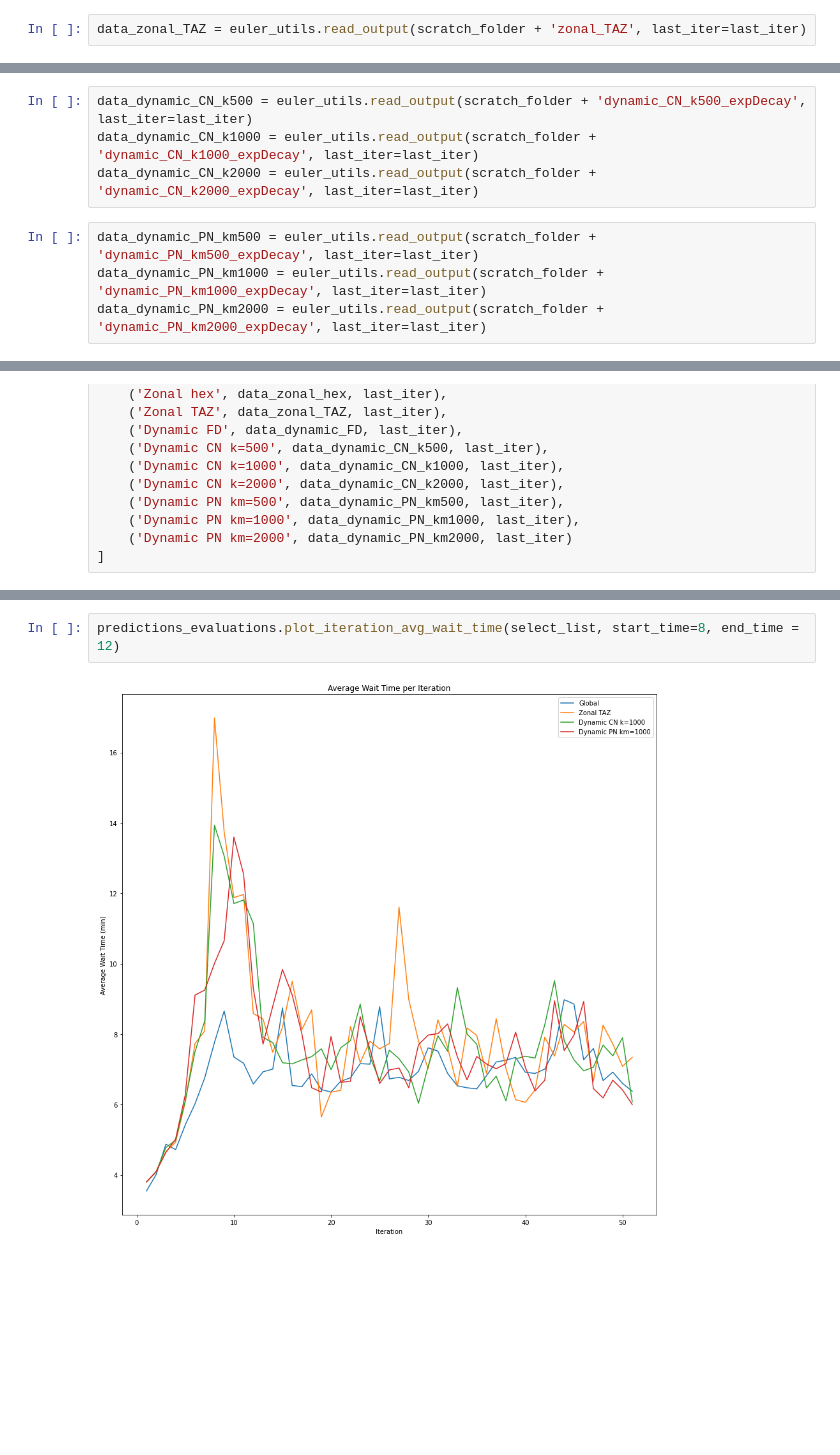
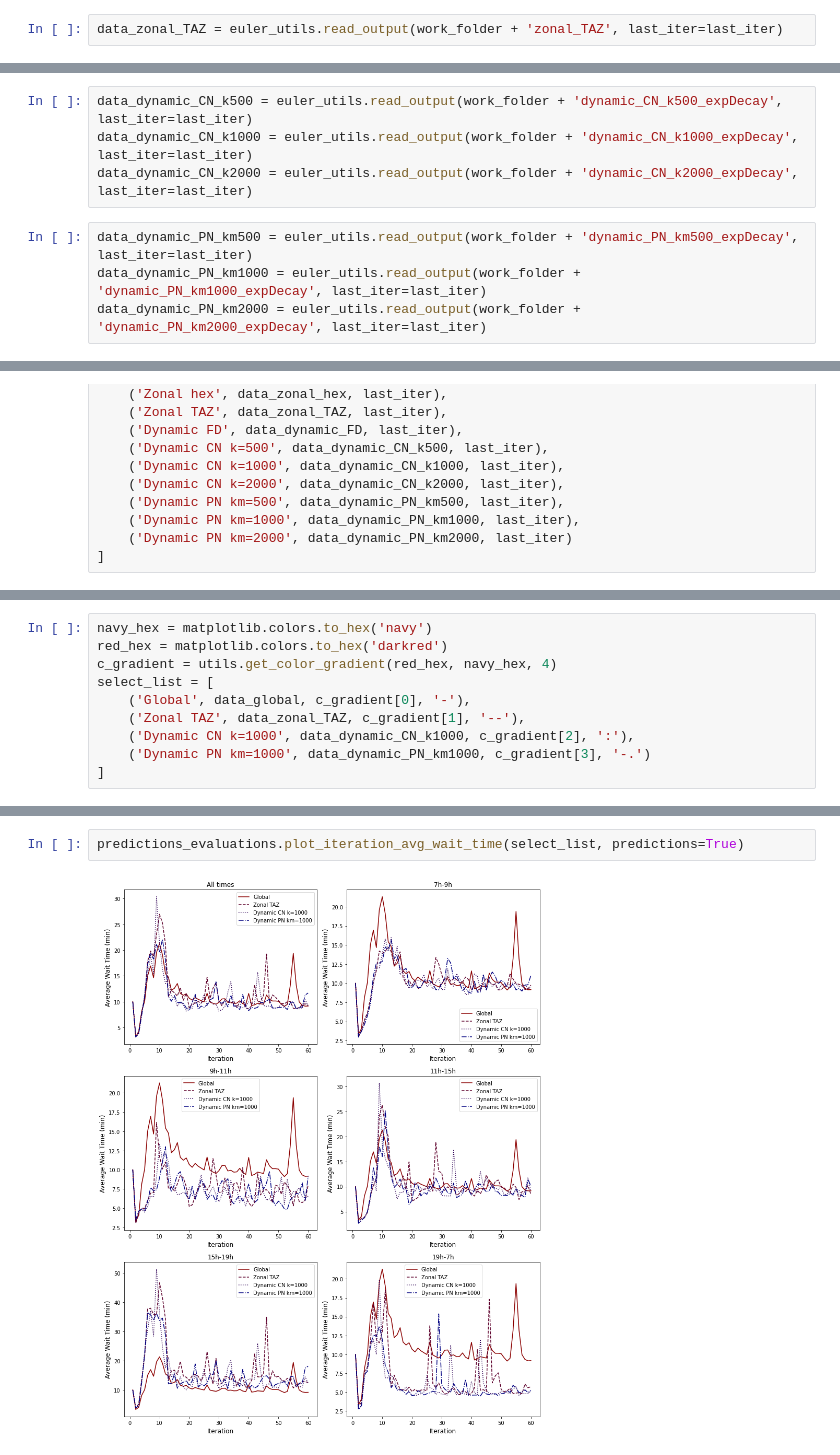
Before and after one commit to Sx-ETH/eqasim-java, a Jupyter notebook: switzerland/Analysis_notebooks/Predictions analysis.ipynb, the cells around one changed output, grey strips where cells are left out. Cells and saved outputs as stored; diff of their text form; blank space fills up the shorter version.

Commit message:
New plots

```diff
--- a/switzerland/Analysis_notebooks/Predictions analysis.ipynb
+++ b/switzerland/Analysis_notebooks/Predictions analysis.ipynb
@@ -27,5 +28,5 @@ data_global = euler_utils.read_output(work_folder + 'global_average', last_iter=
 data_zonal_square = euler_utils.read_output(work_folder + 'zonal_square', last_iter=last_iter)
 data_zonal_hex = euler_utils.read_output(work_folder + 'zonal_hex', last_iter=last_iter)
 # %%
-data_zonal_TAZ = euler_utils.read_output(scratch_folder + 'zonal_TAZ', last_iter=last_iter)
+data_zonal_TAZ = euler_utils.read_output(work_folder + 'zonal_TAZ', last_iter=last_iter)
 # %%
@@ -33,8 +34,8 @@ data_dynamic_FD = euler_utils.read_output(scratch_folder + 'dynamic_FD_expDecay'
 # %%
-data_dynamic_CN_k500 = euler_utils.read_output(scratch_folder + 'dynamic_CN_k500_expDecay', last_iter=last_iter)
-data_dynamic_CN_k1000 = euler_utils.read_output(scratch_folder + 'dynamic_CN_k1000_expDecay', last_iter=last_iter)
-data_dynamic_CN_k2000 = euler_utils.read_output(scratch_folder + 'dynamic_CN_k2000_expDecay', last_iter=last_iter)
+data_dynamic_CN_k500 = euler_utils.read_output(work_folder + 'dynamic_CN_k500_expDecay', last_iter=last_iter)
+data_dynamic_CN_k1000 = euler_utils.read_output(work_folder + 'dynamic_CN_k1000_expDecay', last_iter=last_iter)
+data_dynamic_CN_k2000 = euler_utils.read_output(work_folder + 'dynamic_CN_k2000_expDecay', last_iter=last_iter)
 # %%
-data_dynamic_PN_km500 = euler_utils.read_output(scratch_folder + 'dynamic_PN_km500_expDecay', last_iter=last_iter)
-data_dynamic_PN_km1000 = euler_utils.read_output(scratch_folder + 'dynamic_PN_km1000_expDecay', last_iter=last_iter)
-data_dynamic_PN_km2000 = euler_utils.read_output(scratch_folder + 'dynamic_PN_km2000_expDecay', last_iter=last_iter)
+data_dynamic_PN_km500 = euler_utils.read_output(work_folder + 'dynamic_PN_km500_expDecay', last_iter=last_iter)
+data_dynamic_PN_km1000 = euler_utils.read_output(work_folder + 'dynamic_PN_km1000_expDecay', last_iter=last_iter)
+data_dynamic_PN_km2000 = euler_utils.read_output(work_folder + 'dynamic_PN_km2000_expDecay', last_iter=last_iter)
@@ -164,3 +165,13 @@ select_list = [
+# %%
+navy_hex = matplotlib.colors.to_hex('navy')
+red_hex = matplotlib.colors.to_hex('darkred')
+c_gradient = utils.get_color_gradient(red_hex, navy_hex, 4)
+select_list = [
+    ('Global', data_global, c_gradient[0], '-'),
+    ('Zonal TAZ', data_zonal_TAZ, c_gradient[1], '--'),
+    ('Dynamic CN k=1000', data_dynamic_CN_k1000, c_gradient[2], ':'),
+    ('Dynamic PN km=1000', data_dynamic_PN_km1000, c_gradient[3], '-.')
+]
 # %%
 predictions_evaluations.plot_iteration_avg_wait_time(select_list)
 # %% [output]
@@ -168,4 +179,4 @@ predictions_evaluations.plot_iteration_avg_wait_time(select_list)
 # %%
-predictions_evaluations.plot_iteration_avg_wait_time(select_list, start_time=8, end_time = 12)
+predictions_evaluations.plot_iteration_avg_wait_time(select_list, predictions=True)
 # %% [output]
-[figure, old version]
+[figure, new version]
```
Also changed, not shown: parts of 12 cells of this notebook, 4 other files.
